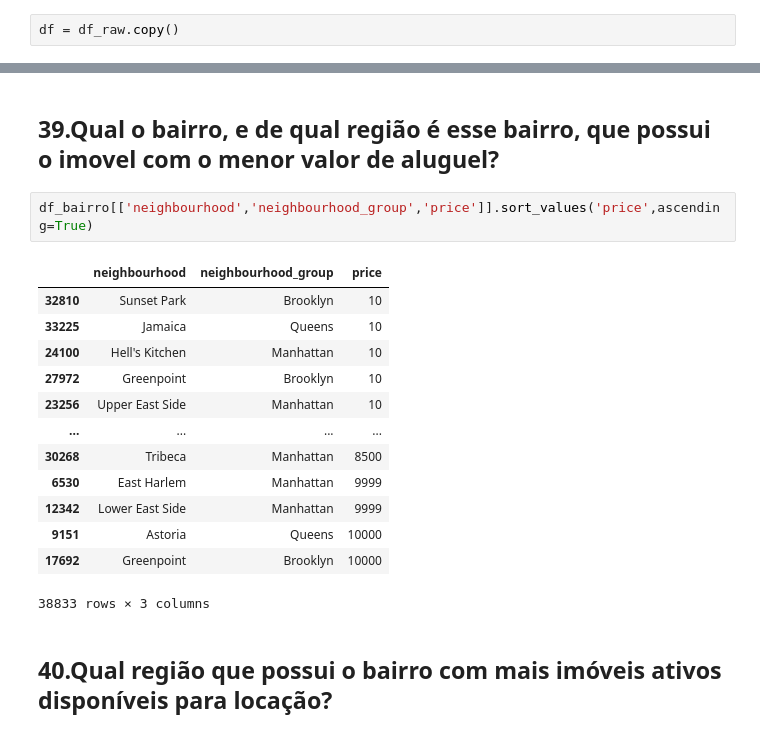
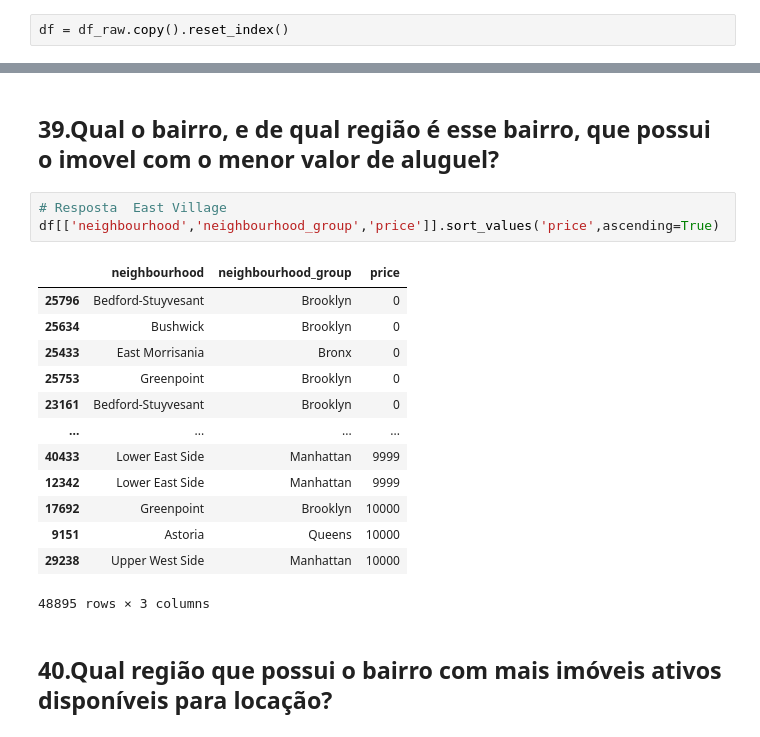
Before and after one commit to webluc/fundamentos, a Jupyter notebook: Desafio-Ciclo02.ipynb, the cells around one changed output, grey strips where cells are left out. Cells and saved outputs as stored; diff of their text form.

```diff
--- a/Desafio-Ciclo02.ipynb
+++ b/Desafio-Ciclo02.ipynb
@@ -127,7 +127,7 @@ calculated_host_listings_count        0
 availability_365                      0
 dtype: int64
 # %%
-df = df_raw.copy()
+df = df_raw.copy().reset_index()
 # %%
 #df['last_review'] = pd.to_datetime( df['last_review'] )
 # %%
@@ -678,21 +746,22 @@ df_bairro[['neighbourhood','neighbourhood_group','price']].sort_values('price',a
 # %% [markdown]
 ## 39.Qual o bairro, e de qual região é esse bairro, que possui o imovel com o menor valor de aluguel?
 # %%
-df_bairro[['neighbourhood','neighbourhood_group','price']].sort_values('price',ascending=True)
+# Resposta  East Village
+df[['neighbourhood','neighbourhood_group','price']].sort_values('price',ascending=True)
 # %% [output]
 |  | neighbourhood | neighbourhood_group | price |
-| 32810 | Sunset Park | Brooklyn | 10 |
-| 33225 | Jamaica | Queens | 10 |
-| 24100 | Hell's Kitchen | Manhattan | 10 |
-| 27972 | Greenpoint | Brooklyn | 10 |
-| 23256 | Upper East Side | Manhattan | 10 |
+| 25796 | Bedford-Stuyvesant | Brooklyn | 0 |
+| 25634 | Bushwick | Brooklyn | 0 |
+| 25433 | East Morrisania | Bronx | 0 |
+| 25753 | Greenpoint | Brooklyn | 0 |
+| 23161 | Bedford-Stuyvesant | Brooklyn | 0 |
 | ... | ... | ... | ... |
-| 30268 | Tribeca | Manhattan | 8500 |
-| 6530 | East Harlem | Manhattan | 9999 |
+| 40433 | Lower East Side | Manhattan | 9999 |
 | 12342 | Lower East Side | Manhattan | 9999 |
+| 17692 | Greenpoint | Brooklyn | 10000 |
 | 9151 | Astoria | Queens | 10000 |
-| 17692 | Greenpoint | Brooklyn | 10000 |
+| 29238 | Upper West Side | Manhattan | 10000 |
-38833 rows × 3 columns
+48895 rows × 3 columns
 # %% [markdown]
 ## 40.Qual região que possui o bairro com mais imóveis ativos disponíveis para locação?
 # %%
```
Also changed, not shown: parts of 21 cells of this notebook.
